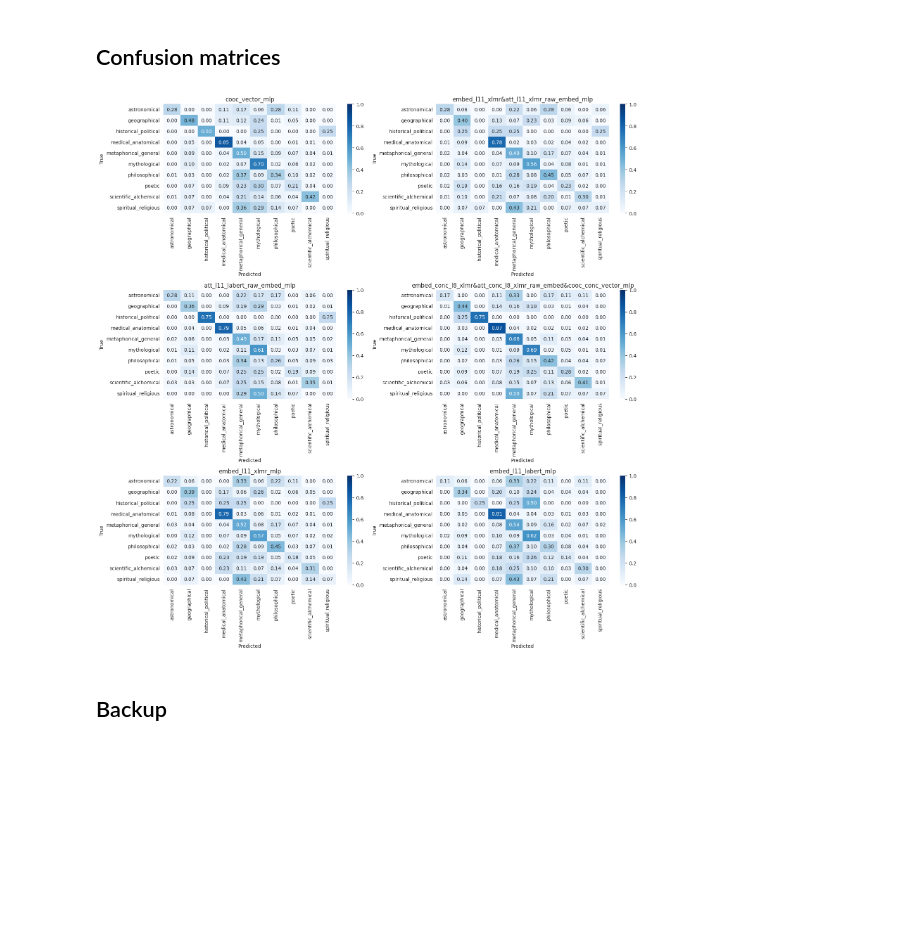
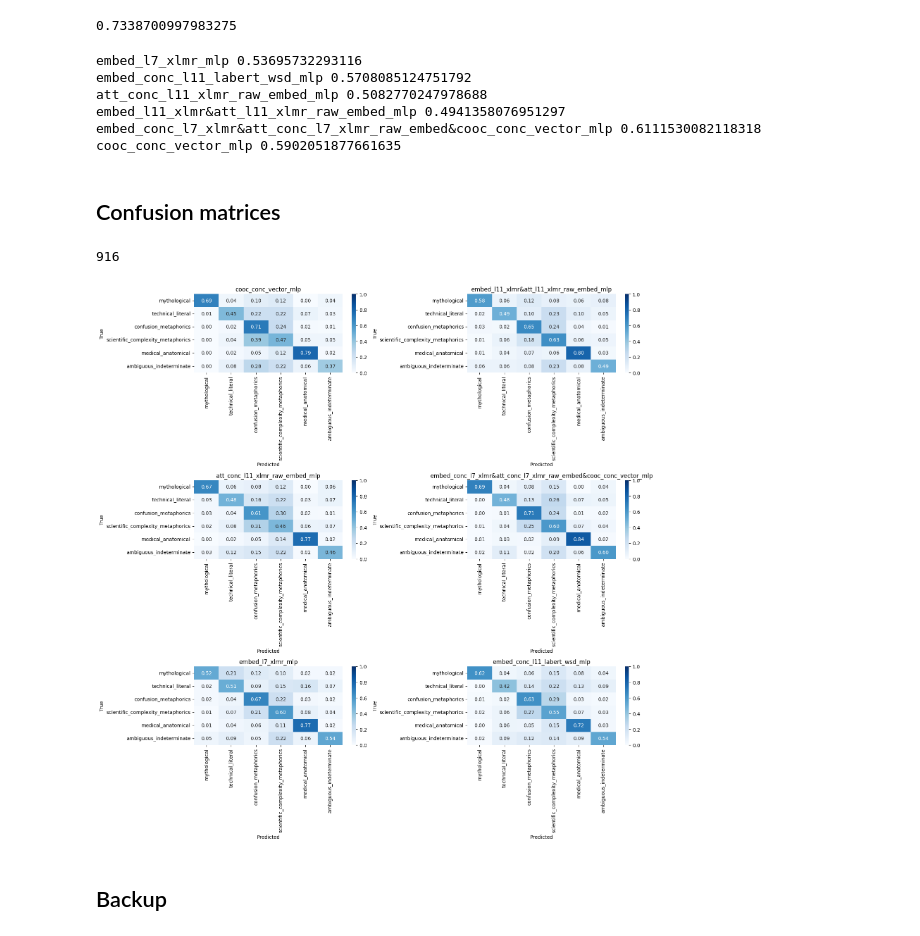
Before and after one commit to CCS-ZCU/labyrinth, a Jupyter notebook: scripts/6_labyrinth_classification-evaluations.ipynb, the cells around one changed output. Saved outputs shown, nothing was run; the diff lists cells and outputs as text; code cells hidden in the pictures; blank space fills up the shorter version.

```diff
--- a/scripts/6_labyrinth_classification-evaluations.ipynb
+++ b/scripts/6_labyrinth_classification-evaluations.ipynb
@@ -222,0 +279,3 @@ labyrinthus_df_classified_models_sample100.to_csv("../data/labyrinthus_df_classi
+# %%
+labyrinthus_sample100_bestclass = labyrinthus_df[y_preds.keys()].sample(n=100, random_state=0)
+labyrinthus_sample100_bestclass.head(5)
@@ -222,0 +289,3 @@ labyrinthus_df_classified_models_sample100.to_csv("../data/labyrinthus_df_classi
+# %%
+labyrinthus_sample100_annotated = get_as_dataframe(labyrinth_data_gs.worksheet("labyrinthus_sample100_classified"))
+labyrinthus_sample100_annotated.head(5)
@@ -223,5 +299,26 @@ labyrinthus_df_classified_models_sample100.to_csv("../data/labyrinthus_df_classi
+# %%
+labyrinthus_sample_annotated_merged = pd.concat([labyrinthus_sample100_annotated.reset_index(drop=True), labyrinthus_sample100_bestclass.reset_index(drop=True)], axis=1)
+# %%
+f1_macro = f1_score(labyrinthus_sample_annotated_merged['GT by VK'], labyrinthus_sample_annotated_merged['classification_single_label'], average='macro')
+f1_macro
+# %% [output]
+0.7338700997983275
+# %%
+for y_pred in y_preds.keys():
+    print(y_pred, f1_score(labyrinthus_sample_annotated_merged['GT by VK'], labyrinthus_sample_annotated_merged[y_pred], average='macro'))
+# %% [output]
+embed_l7_xlmr_mlp 0.53695732293116
+embed_conc_l11_labert_wsd_mlp 0.5708085124751792
+att_conc_l11_xlmr_raw_embed_mlp 0.5082770247978688
+embed_l11_xlmr&att_l11_xlmr_raw_embed_mlp 0.4941358076951297
+embed_conc_l7_xlmr&att_conc_l7_xlmr_raw_embed&cooc_conc_vector_mlp 0.6111530082118318
+cooc_conc_vector_mlp 0.5902051877661635
 # %% [markdown]
 ## Confusion matrices
+# %%
+len(y)
+# %% [output]
+916
 # %%
 import matplotlib.pyplot as plt
 import seaborn as sns
@@ -232,34 +329,49 @@ titles_ordered = [
     'cooc_vector_mlp',
     'embed_l11_xlmr&att_l11_xlmr_raw_embed_mlp',
     'att_l11_labert_raw_embed_mlp',
     'embed_conc_l8_xlmr&att_conc_l8_xlmr_raw_embed&cooc_conc_vector_mlp',
     'embed_l11_xlmr_mlp',
     'embed_l11_labert_mlp'
 ]
 
+titles_ordered = [
+    'cooc_conc_vector_mlp',
+    'embed_l11_xlmr&att_l11_xlmr_raw_embed_mlp',
+    'att_conc_l11_xlmr_raw_embed_mlp',
+    'embed_conc_l7_xlmr&att_conc_l7_xlmr_raw_embed&cooc_conc_vector_mlp',
+    'embed_l7_xlmr_mlp',
+    'embed_conc_l11_labert_wsd_mlp']
+
+unique_lbls = ["mythological",
+               "technical_literal",
+               "confusion_metaphorics",
+               "scientific_complexity_metaphorics",
+               "medical_anatomical",
+               "ambiguous_indeterminate"]
+
 def plot_confusion_matrix(ax, y_true, y_pred, title):
-    labels = unique_labels(y_true, y_pred)
+    labels = unique_lbls
     cm = confusion_matrix(y_true, y_pred, labels=labels, normalize='true')
     sns.heatmap(
         cm, annot=True, fmt=".2f", cmap="Blues",
         xticklabels=labels, yticklabels=labels, ax=ax,
         vmin=0.0, vmax=1.0
     )
     ax.set_xlabel("Predicted")
     ax.set_ylabel("True")
     ax.set_title(title)
     ax.tick_params(axis='x')
 
 fig, axes = plt.subplots(3, 2, figsize=(16, 16))
 axes = axes.flatten()
 
 for idx, title in enumerate(titles_ordered):
     y_pred = y_preds[title]
     plot_confusion_matrix(axes[idx], y, y_pred, title)
 
 plt.tight_layout()
 plt.show()
 # %% [output]
-[figure, old version]
+[figure, new version]
 # %%
 fig.savefig("../figures/labyrinthus_confusion_matrix_best_models.png", dpi=300)
```
Also changed, not shown: parts of 39 cells of this notebook, 5 other files.
